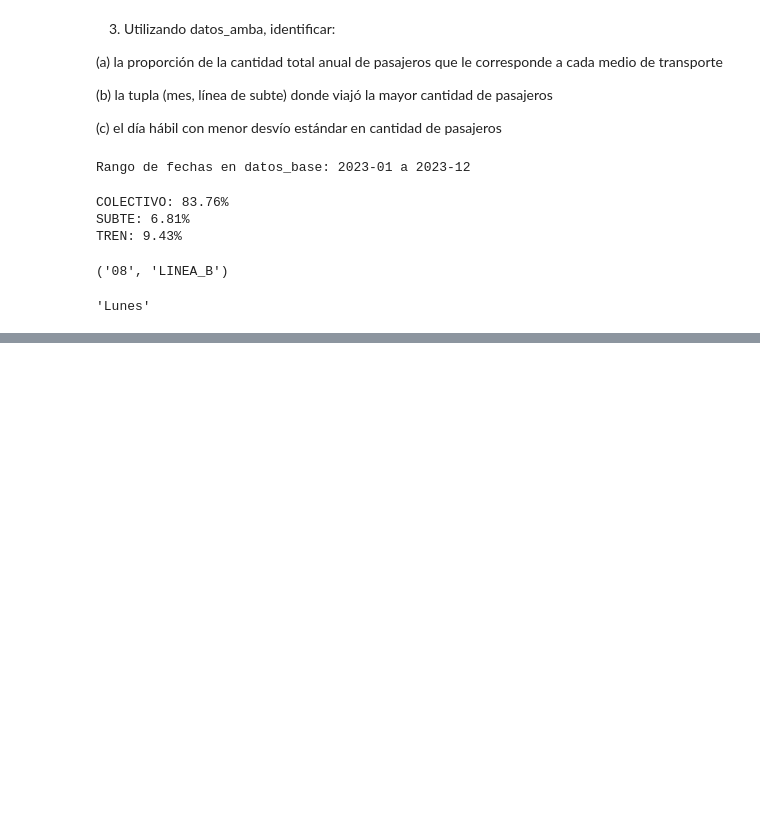
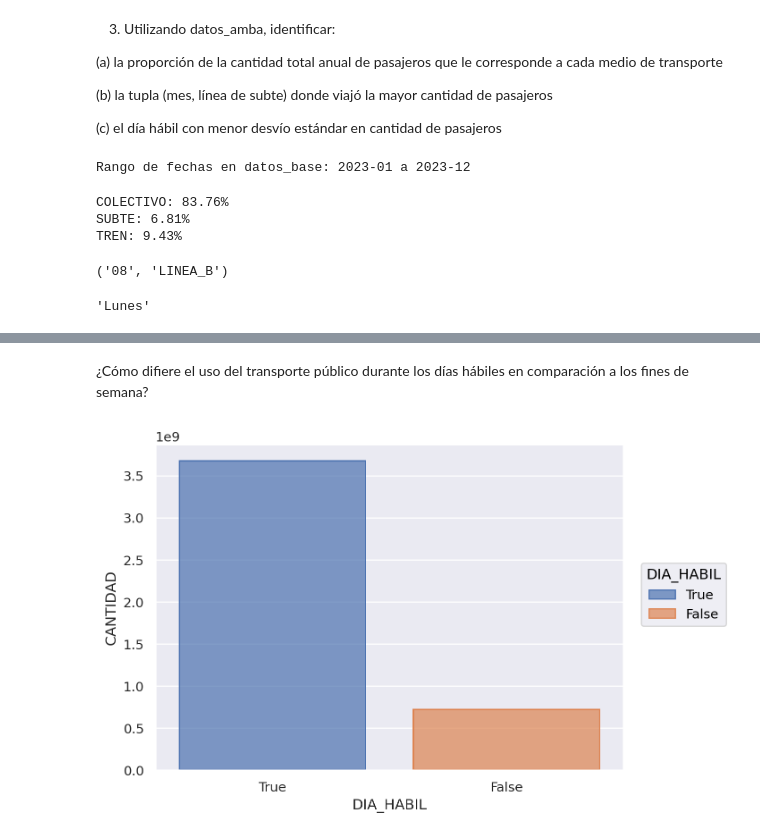
Before and after one commit to mgresnik/trabajo_practico_nro_1, a Jupyter notebook: Laboratorio_de_datos_(LCD)_IC_2024_Trabajo_Práctico_N°_1.ipynb, the cells around one changed output, grey strips where cells are left out. Drawn from its saved outputs; the diff is of its cells as text; code cells hidden in the pictures; blank space fills up the shorter version.

```diff
--- a/Laboratorio_de_datos_(LCD)_IC_2024_Trabajo_Práctico_N°_1.ipynb
+++ b/Laboratorio_de_datos_(LCD)_IC_2024_Trabajo_Práctico_N°_1.ipynb
@@ -138,7 +139,8 @@ id_max_pasajeros
 ('08', 'LINEA_B')
 # %%
 #Filtro por día hábil
-datos_amba_habil = datos_amba[datos_amba.fecha_dia.isin(["Lunes", "Martes", "Miércoles", "Jueves", "Viernes"])]
+dias_habiles= ["Lunes", "Martes", "Miércoles", "Jueves", "Viernes"]
+datos_amba_habil = datos_amba[datos_amba.fecha_dia.isin(dias_habiles)]
 
 #Agrupo por día y calculo el desvío estandar
 agrupado_2 = datos_amba_habil.groupby('fecha_dia')['pasajeros'].std()
@@ -150,0 +196,11 @@ id_min_std_pasajeros
+# %% [markdown]
+¿Cómo difiere el uso del transporte público durante los días hábiles en comparación a los fines de semana?
+# %%
+df_sube['DIA_HABIL']= df_sube['FECHA_DIA'].isin(dias_habiles)
+uso_transporte=df_sube.groupby(['DIA_HABIL'])['CANTIDAD'].sum().reset_index()
+(
+    so.Plot(data=uso_transporte, x='DIA_HABIL',y='CANTIDAD',color='DIA_HABIL')
+    .add(so.Bar())
+)
+# %% [output]
+[figure, added]
```
Also changed, not shown: parts of 11 cells of this notebook.
